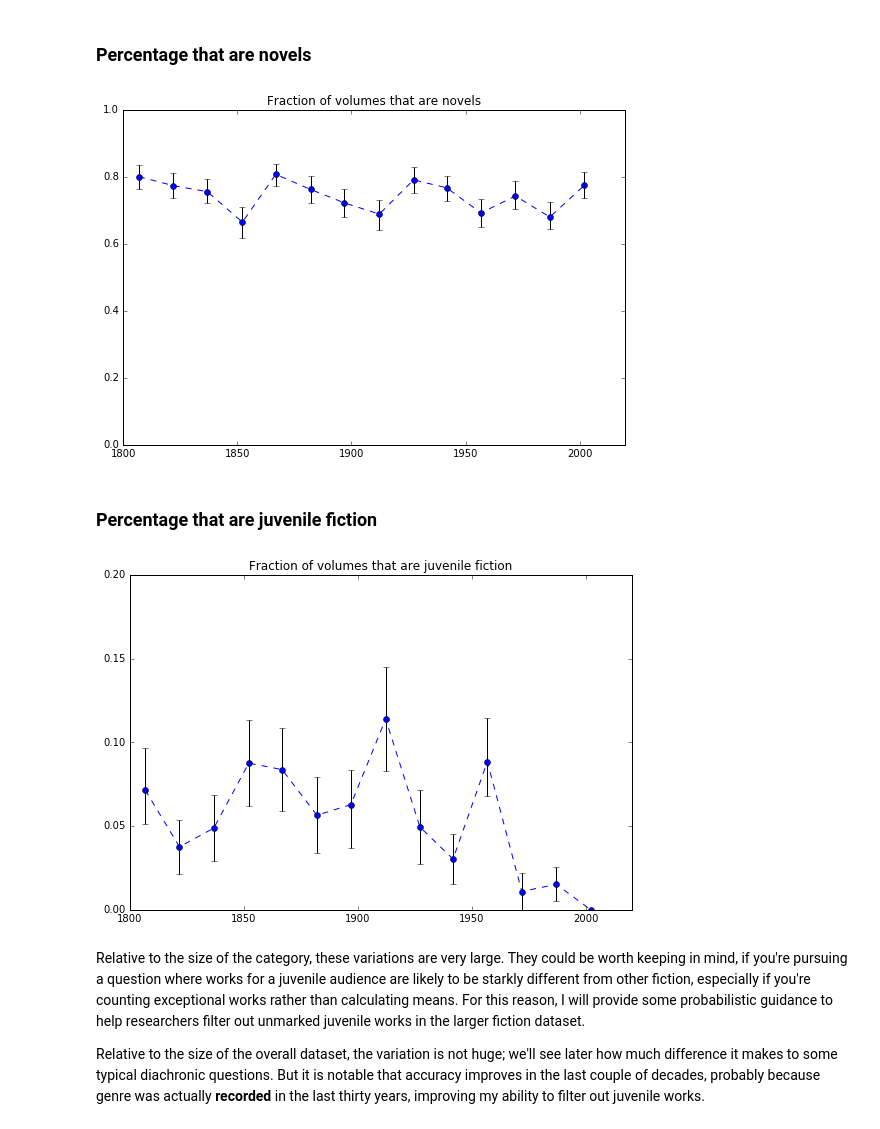
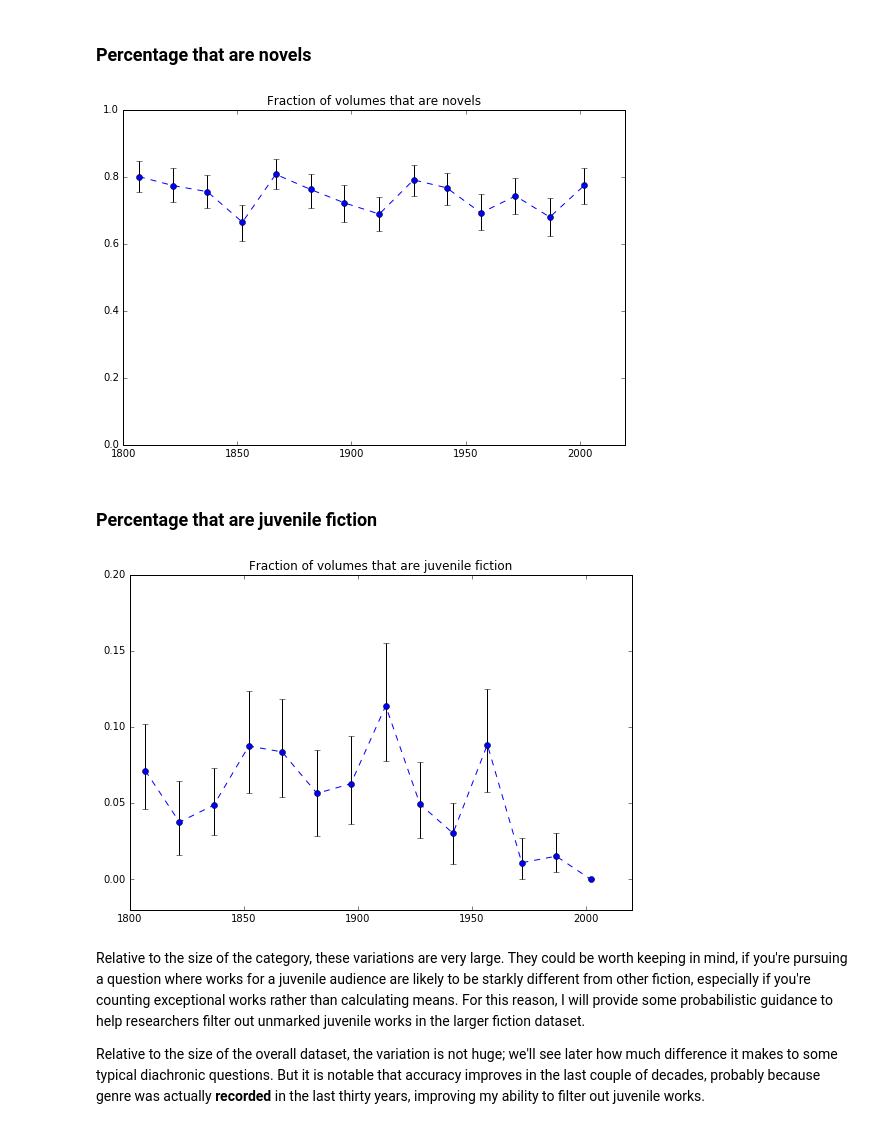
Before and after one commit to tedunderwood/noveltmmeta, a Jupyter notebook: manuallists/EDA_on_manual_title_subset.ipynb, the cells around one changed output. Cells and saved outputs as stored; diff of their text form; code cells hidden in the pictures.

```diff
--- a/manuallists/EDA_on_manual_title_subset.ipynb
+++ b/manuallists/EDA_on_manual_title_subset.ipynb
@@ -27,7 +27,7 @@ def bootstrap_ratio(numtrue, numfalse):
         results.append(ratio)
 
     results.sort()
-    return results[99], results[900]
+    return results[49], results[950]
 # %% [markdown]
 ### Percentage of volumes that are actually fiction
 
@@ -112,7 +112,7 @@ plt.title('Fraction of volumes that are novels')
 plt.savefig('figures/titlesubset/pctnovels.png')
 plt.show()
 # %% [output]
-[figure, old version]
+[figure, new version]
 # %% [markdown]
 ### Percentage that are juvenile fiction
 # %%
@@ -121,35 +121,35 @@ percentages = []
 maxima = []
 minima = []
 
 for decade in range(1800, 2010, 15):
     in_decade = all.loc[(all.firstpub >= decade) &
                         (all.firstpub < (decade + 15)), : ]
     categoryvols = sum((in_decade.category == 'juvenile'))
     notcatvols = sum((in_decade.category == 'notfiction')  |
                      (in_decade.category == 'poetry') |
                     (in_decade.category == 'drama') |
                     (in_decade.category == 'shortfiction') |
                   (in_decade.category == 'longfiction'))
     pct = categoryvols / (categoryvols + notcatvols)
     timeaxis.append(np.mean(in_decade.firstpub))
     percentages.append(pct)
 
     minimum, maximum = bootstrap_ratio(categoryvols, notcatvols)
     maxima.append(maximum)
     minima.append(minimum)
 
 plt.figure(figsize = (9, 6))
 # sns.set_style("darkgrid")
 plt.xlim(1800,2020)
-plt.ylim(0, 0.2)
+plt.ylim(-0.02, 0.2)
 downward = np.array(percentages) - np.array(minima)
 upward = np.array(maxima) - np.array(percentages)
 plt.errorbar(timeaxis, percentages, yerr = [downward, upward], fmt='--o', ecolor = 'k', color = 'b')
 plt.title('Fraction of volumes that are juvenile fiction')
 plt.savefig('figures/titlesubset/pctjuvenile.png')
 plt.show()
 # %% [output]
-[figure, old version]
+[figure, new version]
 # %% [markdown]
 Relative to the size of the category, these variations are very large. They could be worth keeping in mind, if you're pursuing a question where works for a juvenile audience are likely to be starkly different from other fiction, especially if you're counting exceptional works rather than calculating means. For this reason, I will provide some probabilistic guidance to help researchers filter out unmarked juvenile works in the larger fiction dataset.
 
```
Also changed, not shown: parts of 3 cells of this notebook, 2 other files.
